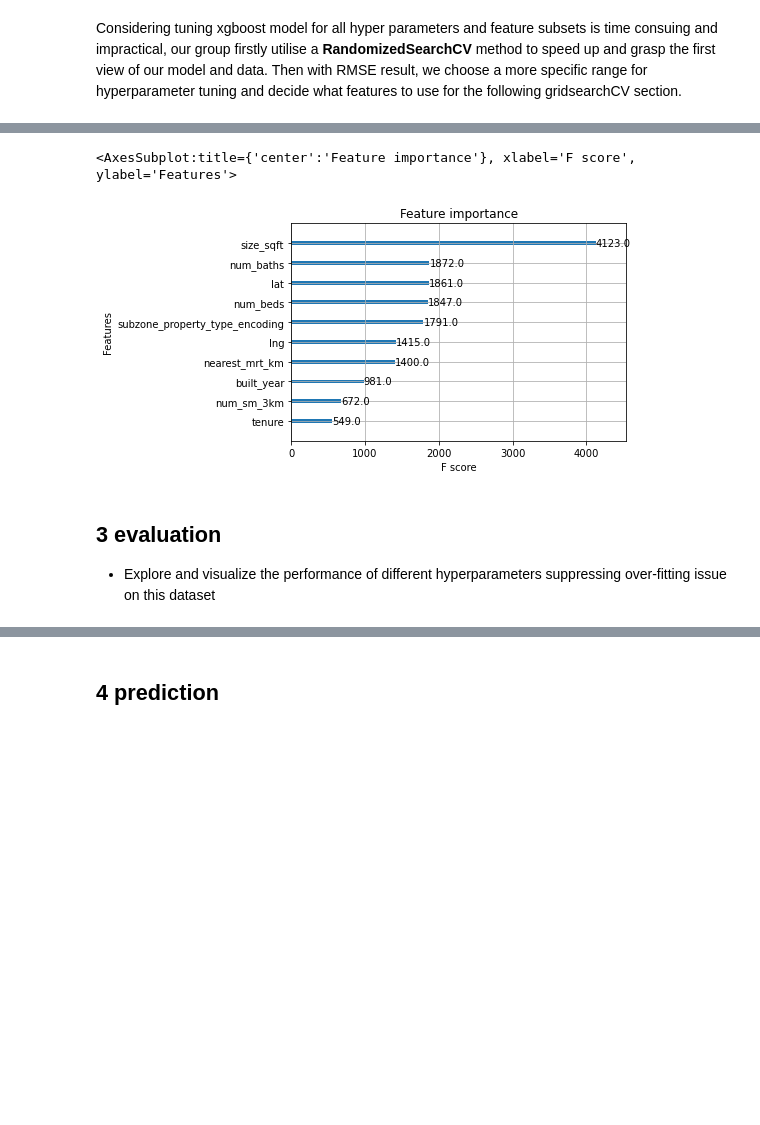
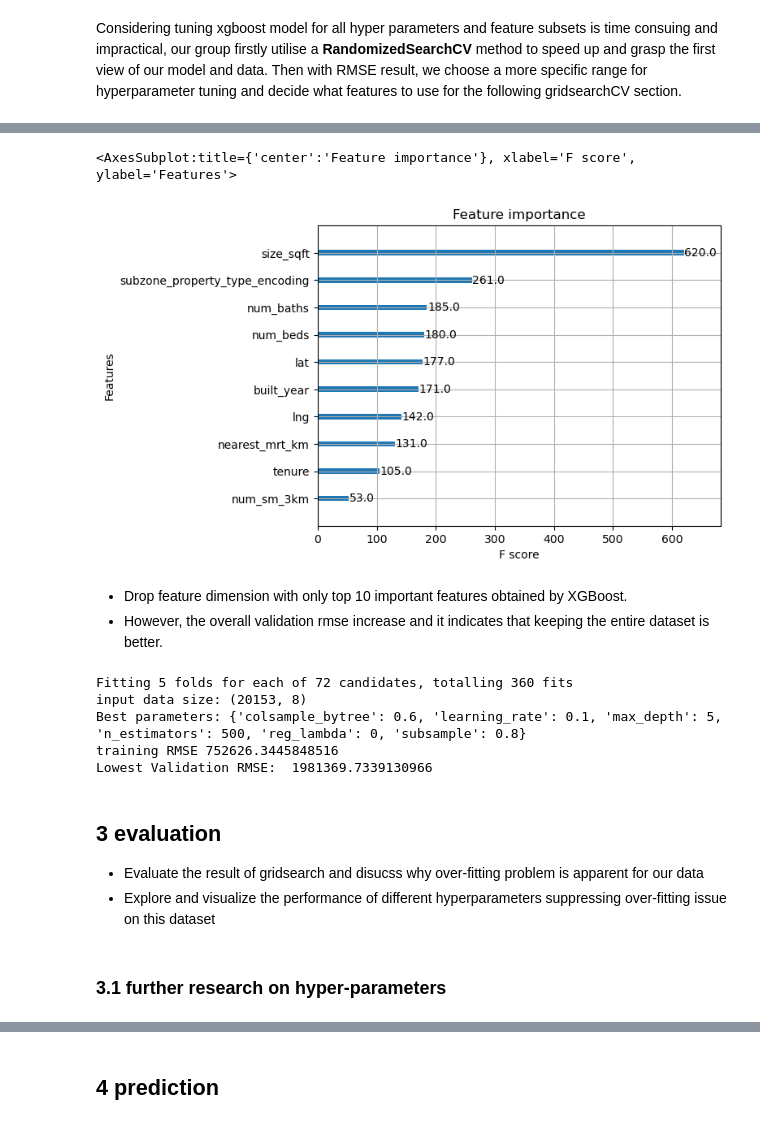
Before and after one commit to PigeonPhobia/no-bylan-regressor, a Jupyter notebook: xgboost_model_prediction.ipynb, the cells around one changed output, grey strips where cells are left out. Cells and saved outputs as stored; diff of their text form; code cells hidden in the pictures; blank space fills up the shorter version.

```diff
--- a/xgboost_model_prediction.ipynb
+++ b/xgboost_model_prediction.ipynb
@@ -126,3 +121,12 @@ print(
 # %% [markdown]
 Considering tuning xgboost model for all hyper parameters and feature subsets is time consuing and impractical, our group firstly utilise a **RandomizedSearchCV** method to speed up and grasp the first view of our model and data. Then with RMSE result, we choose a more specific range for hyperparameter tuning and decide what features to use for the following gridsearchCV section.
+# %%
+df_train = df.copy()
+# df_train.drop(columns_pa, axis = 1, inplace=True)
+
+X_train_all = df_train.drop('price', axis=1)
+y_train_all = df_train['price']
+
+X_train_droppa = df_train.drop(columns_pa, axis = 1).drop('price', axis=1)
+y_train_droppa = df_train['price']
 # %%
@@ -189,0 +203,3 @@ joblib.dump(reg, 'xgb_model2.pkl')
+# %%
+reg_tmp1 = hyper_parameter_selection(X_train_all, y_train_all)
+joblib.dump(reg_tmp1, 'xgb_model.pkl')
@@ -190,11 +215,31 @@ joblib.dump(reg, 'xgb_model2.pkl')
 # %%
-plot_importance(reg.best_estimator_, max_num_features= 10)
+plot_importance(reg_tmp1.best_estimator_, max_num_features= 10)
 # %% [output]
 <AxesSubplot:title={'center':'Feature importance'}, xlabel='F score', ylabel='Features'>
-[figure, old version]
+[figure, new version]
+# %% [markdown]
+* Drop feature dimension with only top 10 important features obtained by XGBoost.
+* However, the overall validation rmse increase and it indicates that keeping the entire dataset is better.
+# %%
+target_value = ['size_sqft', 'subzone_property_type_encoding', 'num_baths', 'num_beds', 'lat',
+                'built_year', 'lng', 'nearest_mrt_km', 'tenure', 'num_sm_3km']
+
+X_train_top10 = df_train[target_value]
+y_train_top10 = df_train['price']
+
+reg_tmp3 = hyper_parameter_selection(X_train_top10, y_train)
+# %% [output]
+Fitting 5 folds for each of 72 candidates, totalling 360 fits
+input data size: (20153, 8)
+Best parameters: {'colsample_bytree': 0.6, 'learning_rate': 0.1, 'max_depth': 5, 'n_estimators': 500, 'reg_lambda': 0, 'subsample': 0.8}
+training RMSE 752626.3445848516
+Lowest Validation RMSE:  1981369.7339130966
 # %% [markdown]
 ## 3 evaluation
+* Evaluate the result of gridsearch and disucss why over-fitting problem is apparent for our data
 * Explore and visualize the performance of different hyperparameters suppressing over-fitting issue on this dataset
+# %% [markdown]
+### 3.1 further research on hyper-parameters
 # %%
 X_eval = df.drop('price', axis=1)
 y_eval = df['price']
```
Also changed, not shown: parts of 32 cells of this notebook, 3 other files.
